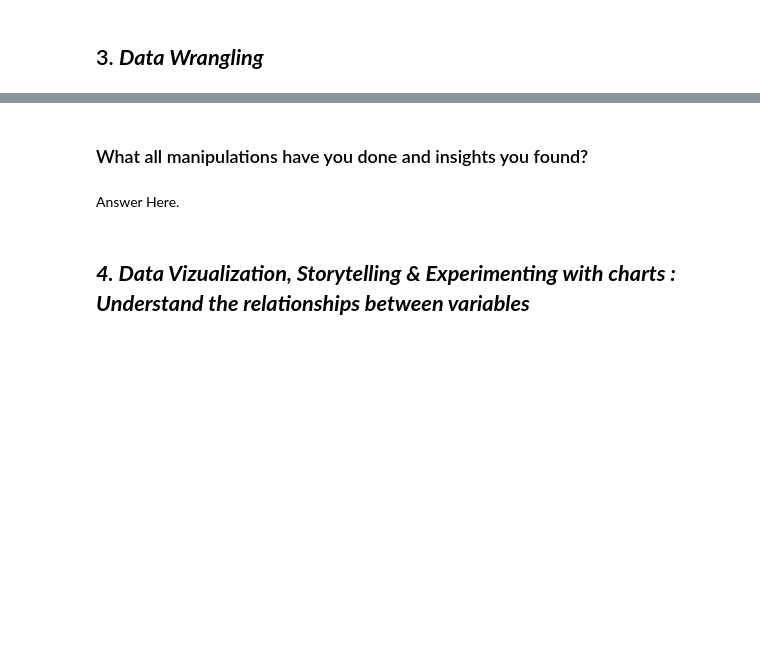
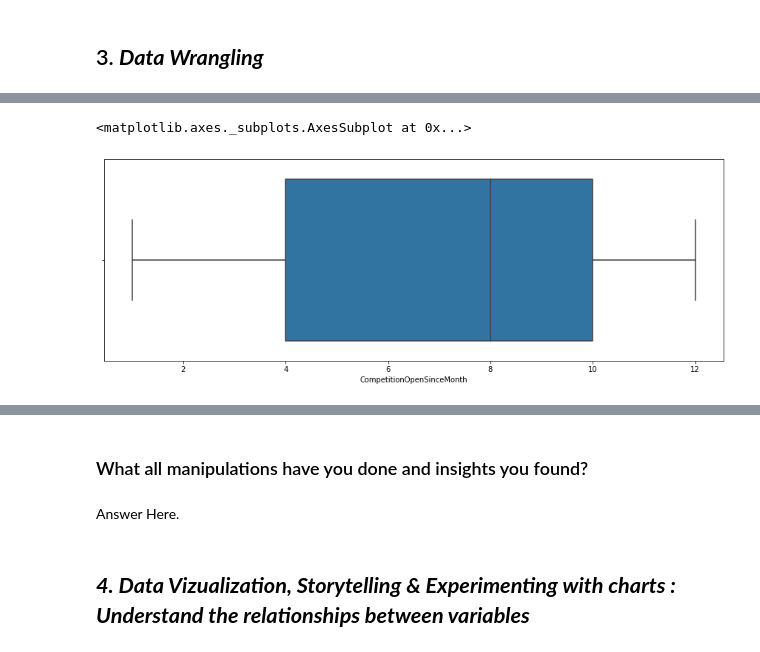
Before and after one commit to Shahrukh2016/Retail_Sales_Prediction, a Jupyter notebook: IndividualColab_RetailSalesPrediction.ipynb, the cells around one changed output, grey strips where cells are left out. Cells and saved outputs as stored; diff of their text form; code cells hidden in the pictures; blank space fills up the shorter version.

```diff
--- a/IndividualColab_RetailSalesPrediction.ipynb
+++ b/IndividualColab_RetailSalesPrediction.ipynb
@@ -257,0 +360,3 @@ Answer Here
+# %%
+# filling null values
+df_store["CompetitionDistance"].fillna(df_store["CompetitionDistance"].median(), inplace=True)
@@ -257,0 +399,7 @@ Answer Here
+# %%
+# plotting seaborn box plot to check the outliers in CompetitionDistance and CompetitionOpenSinceYear features
+plt.figure(figsize=(15,5))
+sns.boxplot(df_store["CompetitionOpenSinceMonth"])
+# %% [output]
+<matplotlib.axes._subplots.AxesSubplot at 0x...>
+[figure, added]
```
Also changed, not shown: parts of 35 cells of this notebook.
